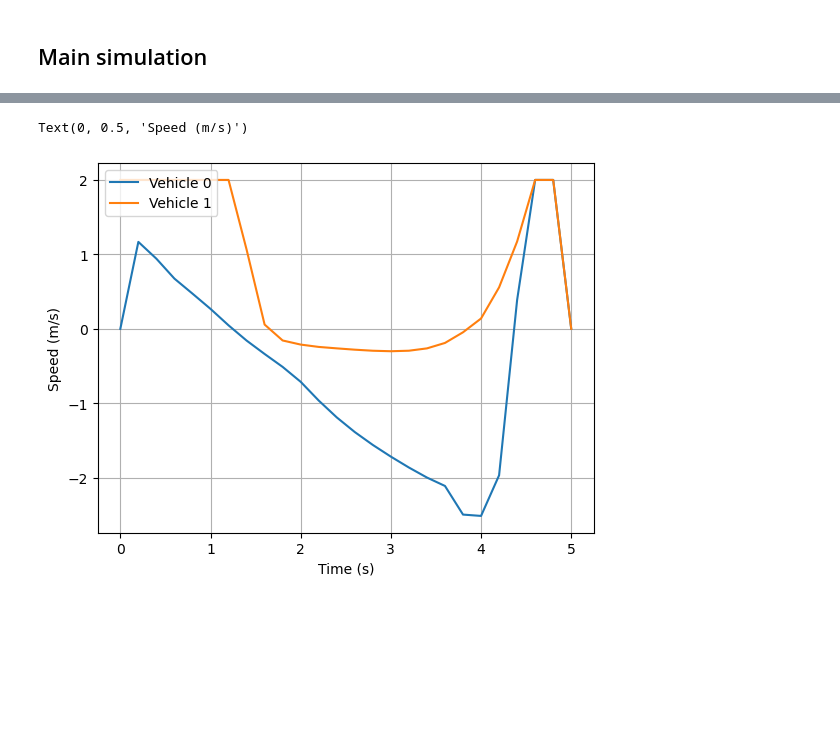
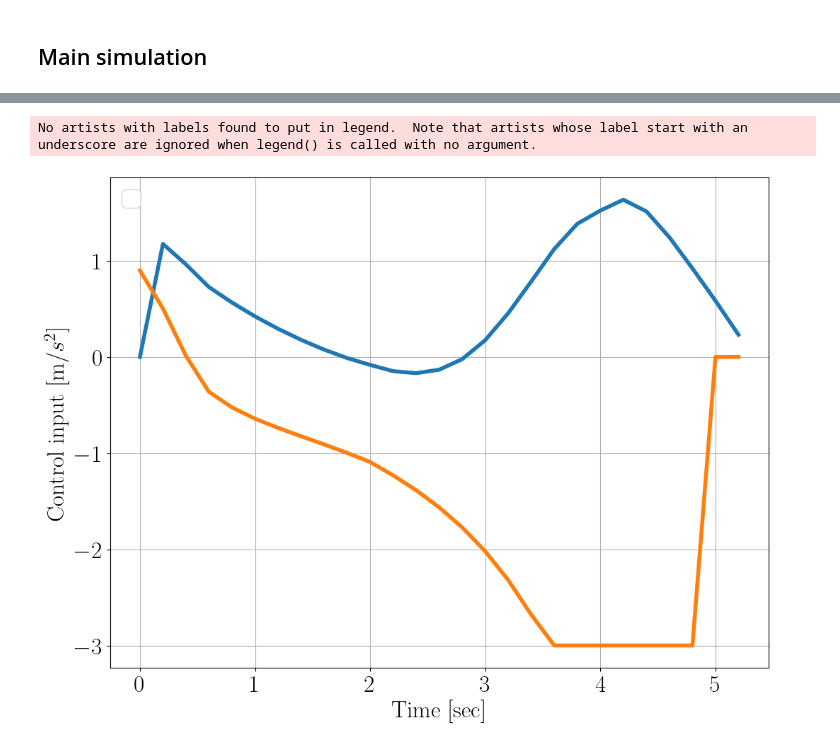
Before and after one commit to nishudel/CDC2023, a Jupyter notebook: mpc_nn_files/mpc_safe.ipynb, the cells around one changed output, grey strips where cells are left out. Drawn from its saved outputs; the diff is of its cells as text; code cells hidden in the pictures; blank space fills up the shorter version.

```diff
--- a/mpc_nn_files/mpc_safe.ipynb
+++ b/mpc_nn_files/mpc_safe.ipynb
@@ -254,10 +254,19 @@ for i in range(2):
 # %%
 t_series = T*np.linspace(0,L-1,num=L)
 %matplotlib inline
+plt.rcParams["font.family"] = "Times"
+plt.rcParams['font.size'] = '24'
+plt.rcParams['text.usetex'] = True
+fig = plt.figure(figsize=(12,9))
+%matplotlib inline
+name = ["CAV-1", "HDV-2"]
 for i in range(2):
-    plt.plot(t_series, X_hist[i,0,:], label = "Vehicle " + str(i))
+    plt.plot(t_series, X_hist[i,0,:], label = name[i], lw = 4)
 plt.grid()
 plt.legend(loc="upper left")
-plt.xlabel('Time (s)')
-plt.ylabel('Position (m)')
+plt.xlabel('Time [sec]')
+plt.ylabel('Position [m]')
+
+filename = 'sim2_position.pdf'
+plt.savefig(filename)
 # %% [output]
@@ -266,8 +274,16 @@ Text(0, 0.5, 'Position (m)')
 # %%
+%matplotlib inline
+plt.rcParams["font.family"] = "Times"
+plt.rcParams['font.size'] = '24'
+plt.rcParams['text.usetex'] = True
+fig = plt.figure(figsize=(12,9))
 for i in range(2):
-    plt.plot(t_series, X_hist[i,1,:], label = "Vehicle " + str(i))
+    plt.plot(t_series, X_hist[i,1,:], lw = 4)
+plt.legend(loc="upper left")
+plt.xlabel('Time [sec]')
+plt.ylabel('Speed [m/s]')
 plt.grid()
-plt.legend(loc="upper left")
-plt.xlabel('Time (s)')
-plt.ylabel('Speed (m/s)')
+
+filename = 'sim2_speed.pdf'
+plt.savefig(filename)
 # %% [output]
@@ -295,10 +311,18 @@ Text(0, 0.5, 'Distance (m)')
 # %%
+%matplotlib inline
+plt.rcParams["font.family"] = "Times New Roman"
+plt.rcParams['font.size'] = '24'
+plt.rcParams['text.usetex'] = True
+fig = plt.figure(figsize=(12,9))
 for i in range(2):
-    plt.plot(t_series, X_hist[i,2,:], label = "Vehicle " + str(i))
+    plt.plot(t_series[:-1], X_hist[i,2,:-1], lw = 4)
 plt.grid()
 plt.legend(loc="upper left")
-plt.xlabel('Time (s)')
-plt.ylabel('Speed (m/s)')
+plt.xlabel('Time [sec]')
+plt.ylabel('Control input [m/$s^2$]')
+
+filename = 'sim2_input.pdf'
+plt.savefig(filename)
 # %% [output]
-Text(0, 0.5, 'Speed (m/s)')
+No artists with labels found to put in legend.  Note that artists whose label start with an underscore are ignored when legend() is called with no argument.
-[figure, old version]
+[figure, new version]
```
Also changed, not shown: parts of 6 cells of this notebook, 1 other file.
